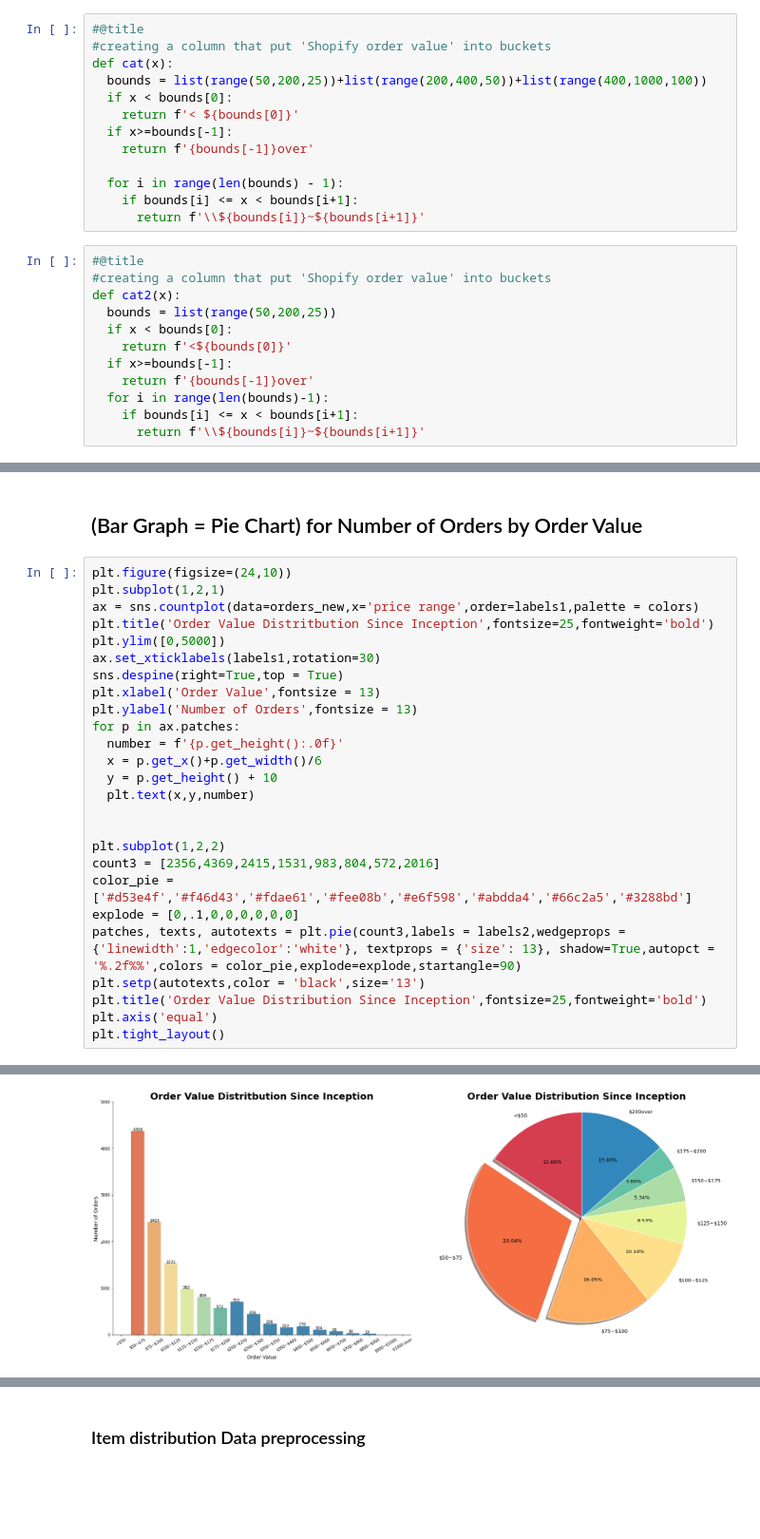
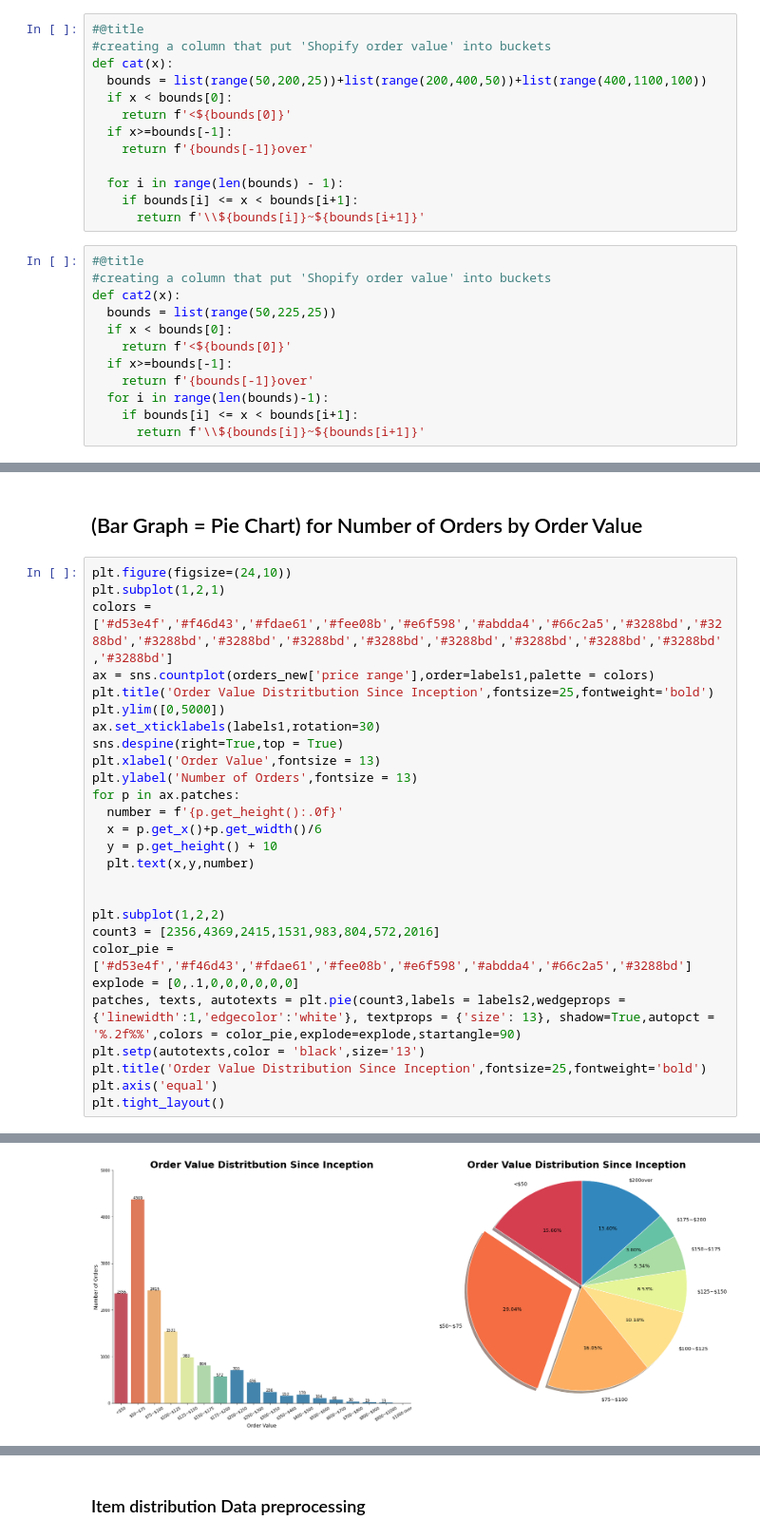
Before and after one commit to feelzoo/Ecommerce_FreeShipping_Threshold_Shipping_Rates, a Jupyter notebook: Copy_of_Shipping_cost_and_minimum_order_value_for_free_shipping_.ipynb, the cells around one changed output, grey strips where cells are left out. Shown at 95% size. Saved outputs shown, nothing was run; the diff lists cells and outputs as text; blank space fills up the shorter version.

```diff
--- a/Copy_of_Shipping_cost_and_minimum_order_value_for_free_shipping_.ipynb
+++ b/Copy_of_Shipping_cost_and_minimum_order_value_for_free_shipping_.ipynb
@@ -74,9 +74,9 @@ def AOV_distribution(df,tick,dis_type):
 #@title
 #creating a column that put 'Shopify order value' into buckets
 def cat(x):
-  bounds = list(range(50,200,25))+list(range(200,400,50))+list(range(400,1000,100))
+  bounds = list(range(50,200,25))+list(range(200,400,50))+list(range(400,1100,100))
   if x < bounds[0]:
-    return f'< ${bounds[0]}'
+    return f'<${bounds[0]}'
   if x>=bounds[-1]:
     return f'{bounds[-1]}over'
 
@@ -87,7 +87,7 @@ def cat(x):
 #@title
 #creating a column that put 'Shopify order value' into buckets
 def cat2(x):
-  bounds = list(range(50,200,25))
+  bounds = list(range(50,225,25))
   if x < bounds[0]:
     return f'<${bounds[0]}'
   if x>=bounds[-1]:
@@ -198,7 +197,8 @@ for i in range(len(dollar3)):
 # %%
 plt.figure(figsize=(24,10))
 plt.subplot(1,2,1)
-ax = sns.countplot(data=orders_new,x='price range',order=labels1,palette = colors)
+colors = ['#d53e4f','#f46d43','#fdae61','#fee08b','#e6f598','#abdda4','#66c2a5','#3288bd','#3288bd','#3288bd','#3288bd','#3288bd','#3288bd','#3288bd','#3288bd','#3288bd','#3288bd','#3288bd']
+ax = sns.countplot(orders_new['price range'],order=labels1,palette = colors)
 plt.title('Order Value Distritbution Since Inception',fontsize=25,fontweight='bold')
 plt.ylim([0,5000])
 ax.set_xticklabels(labels1,rotation=30)
@@ -234,4 +228,4 @@ posx and posy should be finite values
-[figure, old version]
+[figure, new version]
 # %% [markdown]
 ## **Insights**
 
```
Also changed, not shown: parts of 7 cells of this notebook.
